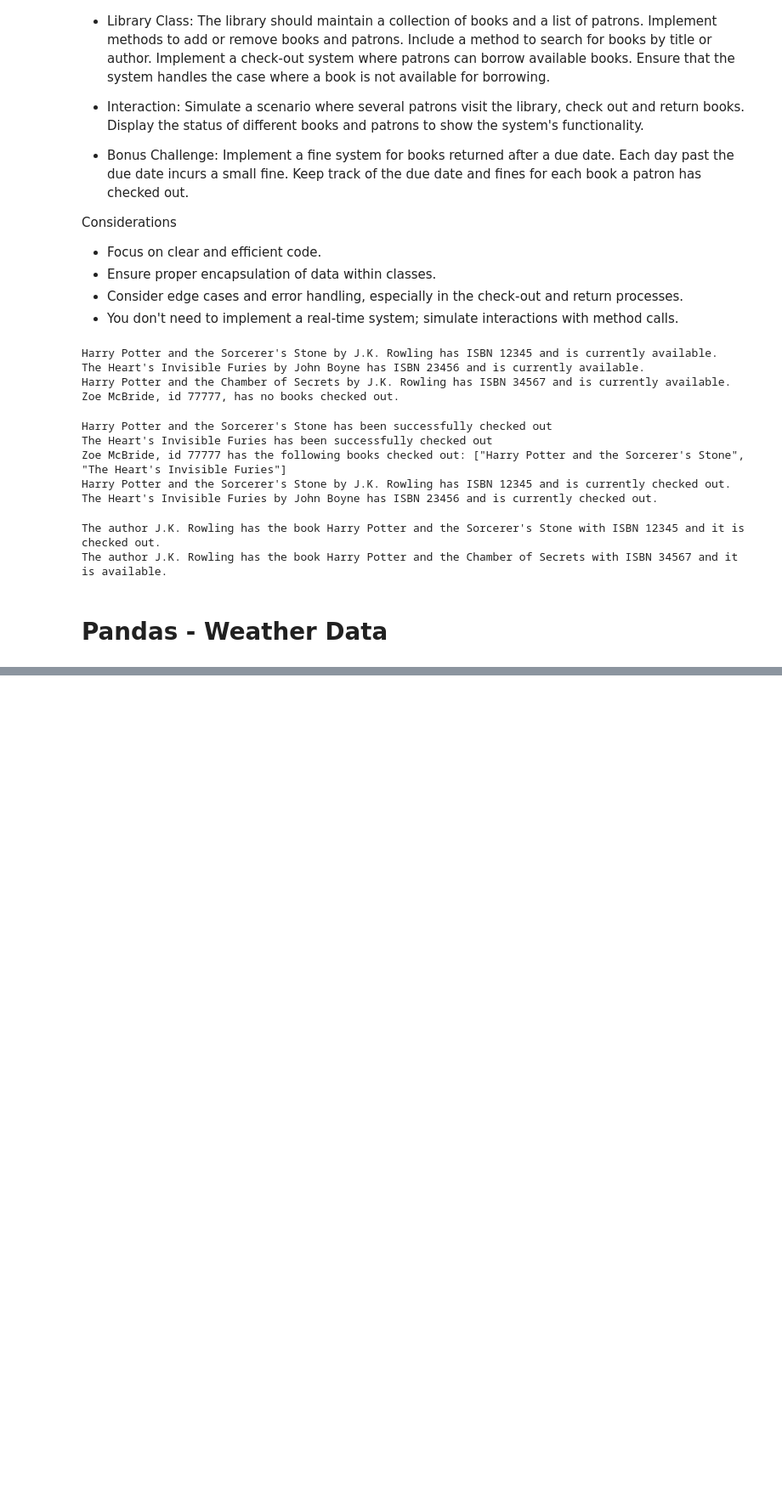
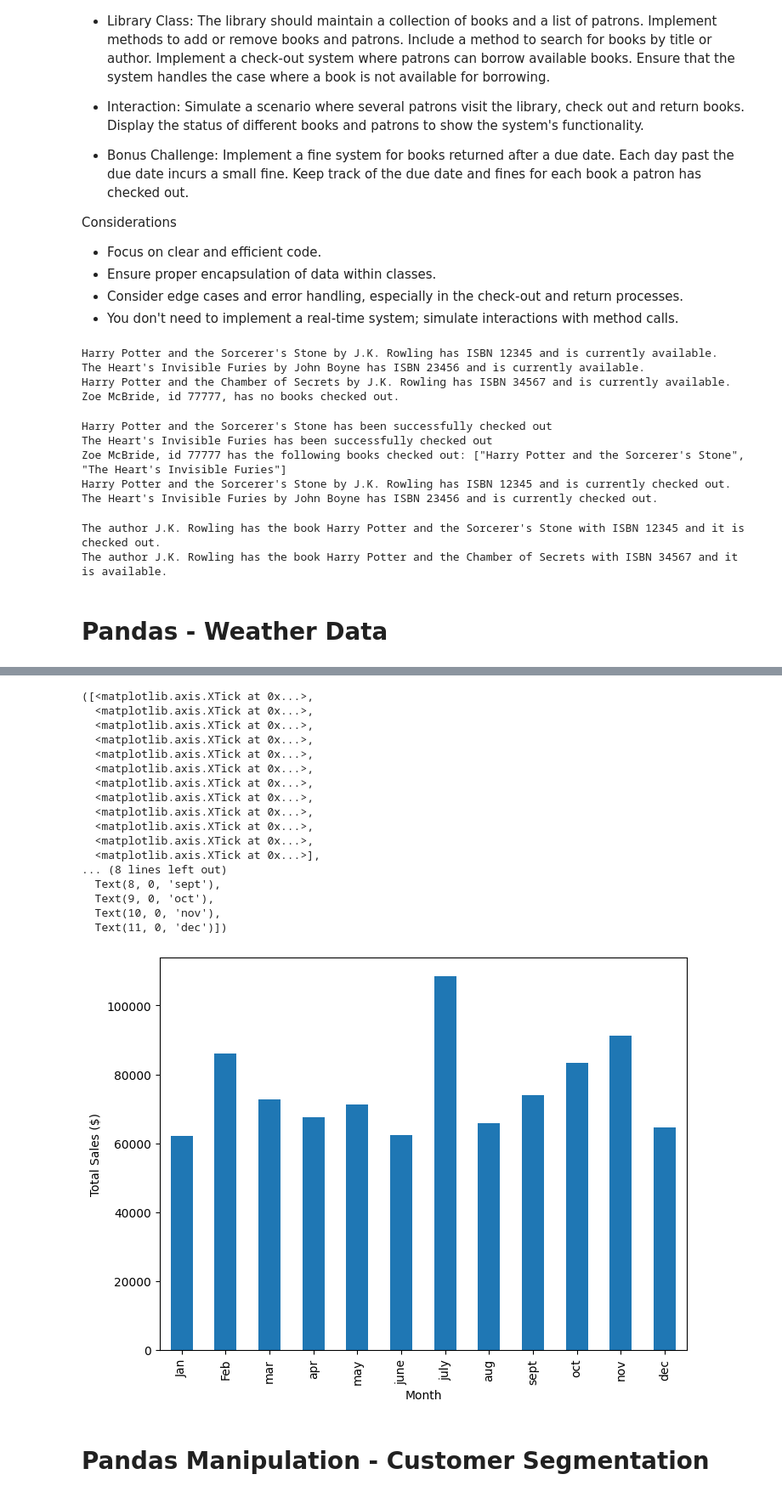
Before and after one commit to zoemcbride/energy-data-lab, a Jupyter notebook: practice_interview_questions.ipynb, the cells around one changed output, grey strips where cells are left out. Shown: that part at 85% size. Drawn from its saved outputs; the diff is of its cells as text; code cells hidden in the pictures; blank space fills up the shorter version.

```diff
--- a/practice_interview_questions.ipynb
+++ b/practice_interview_questions.ipynb
@@ -912,0 +1071,28 @@ weather_data[weather_data["City"]=="Los Angeles"]["Temperature (F)"].plot()
+# %%
+# Plot a time series graph showing the monthly total sales
+plt.figure(figsize=(8,6))
+sales_data["TotalSales"].resample("1M").sum().plot.bar()
+plt.xlabel("Month")
+plt.ylabel("Total Sales ($)")
+plt.xticks(ticks=np.arange(0,12), labels=["Jan","Feb","mar","apr","may","june","july","aug","sept","oct","nov","dec"])
+# %% [output]
+([<matplotlib.axis.XTick at 0x...>,
+  <matplotlib.axis.XTick at 0x...>,
+  <matplotlib.axis.XTick at 0x...>,
+  <matplotlib.axis.XTick at 0x...>,
+  <matplotlib.axis.XTick at 0x...>,
+  <matplotlib.axis.XTick at 0x...>,
+  <matplotlib.axis.XTick at 0x...>,
+  <matplotlib.axis.XTick at 0x...>,
+  <matplotlib.axis.XTick at 0x...>,
+  <matplotlib.axis.XTick at 0x...>,
+  <matplotlib.axis.XTick at 0x...>,
+  <matplotlib.axis.XTick at 0x...>],
+... (8 lines left out)
+  Text(8, 0, 'sept'),
+  Text(9, 0, 'oct'),
+  Text(10, 0, 'nov'),
+  Text(11, 0, 'dec')])
+[figure, added]
+# %% [markdown]
+# Pandas Manipulation - Customer Segmentation
```
Also changed, not shown: parts of 48 cells of this notebook, 2 other files.
